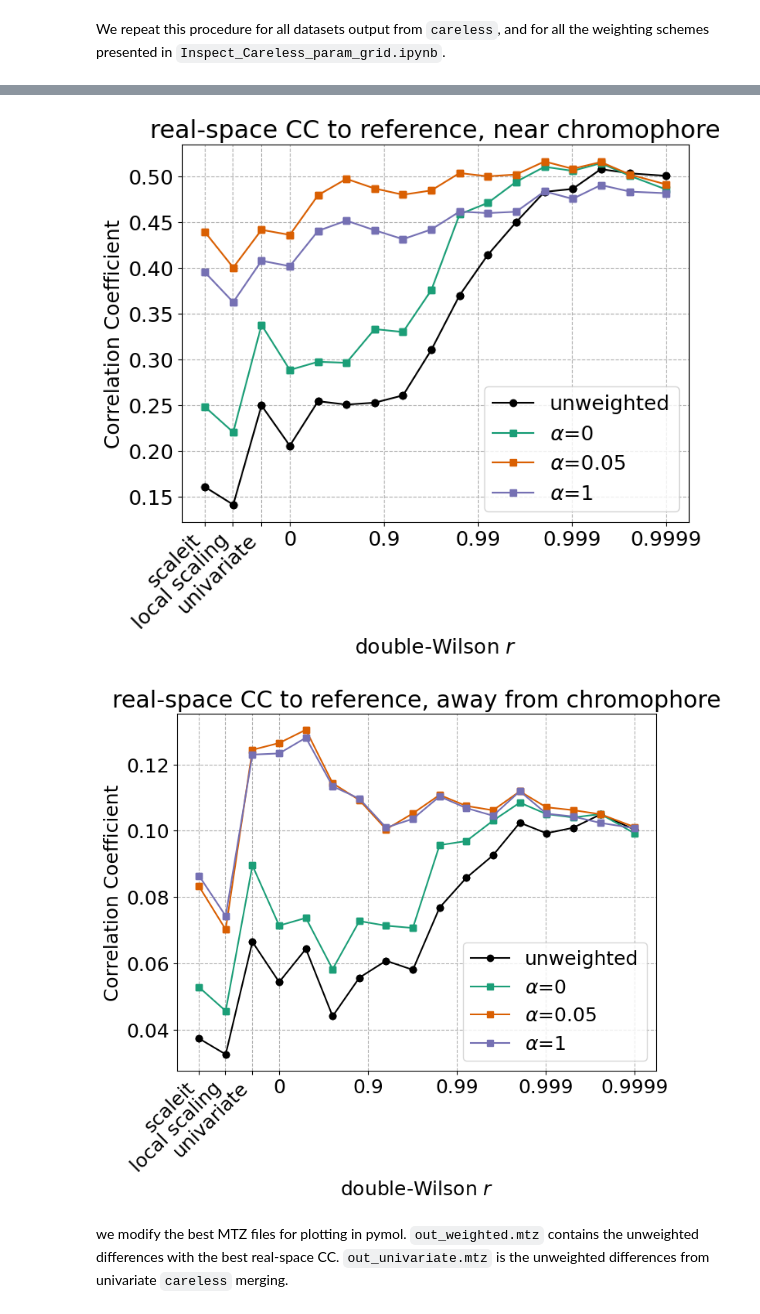
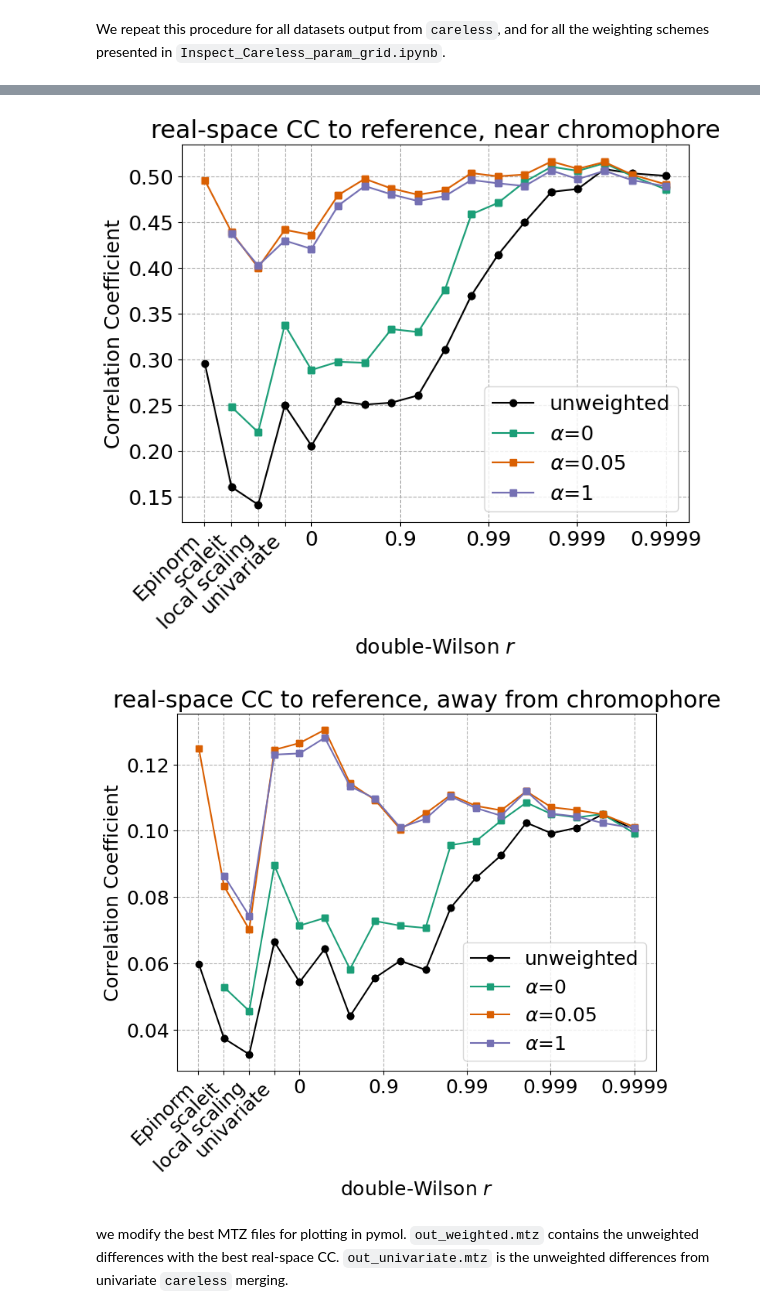
Before and after one commit to Hekstra-Lab/dw-examples, a Jupyter notebook: pyp/PYP_diff_map_corr.ipynb, the cells around one changed output, grey strips where cells are left out. Saved outputs shown, nothing was run; the diff lists cells and outputs as text; code cells hidden in the pictures.

```diff
--- a/pyp/PYP_diff_map_corr.ipynb
+++ b/pyp/PYP_diff_map_corr.ipynb
@@ -269,0 +268,12 @@ all_results_test_0.sort_values(by="rDW",inplace=True)
+# %%
+# add results from precognition; see unpublished results from Doeke Hekstra
+
+all_results_test_0.loc[34, "WDF_CC_keep_W_dh"] = 0.4954
+all_results_test_0.loc[34, "DF_CC_keep"] = 0.2952
+all_results_test_0.loc[34, "WDF_CC_notkeep_W_dh"] = 0.1248
+all_results_test_0.loc[34, "DF_CC_notkeep"] = 0.05982
+all_results_test_0.loc[34, "rDW"] = -15
+
+all_results_test_0.sort_values(by="rDW",inplace=True)
+
+print(all_results_test_0)
@@ -270,34 +298,38 @@ all_results_test_0.sort_values(by="rDW",inplace=True)
 # %%
 weighted_plot=True #This parameter can be used to make two plots.
 
 fig, ax = plt.subplots(figsize=(8,6))
 
 plt.plot(np.log10(1-all_results_test_0.loc[:,"rDW"]),\
          all_results_test_0.loc[:,"DF_CC_keep"],'ko-',label="unweighted")
 
 if weighted_plot:
     plt.plot(np.log10(1-all_results_test_0.loc[:,"rDW"]),\
              all_results_test_0.loc[:,"WDF_CC_keep_W_dh_d"],'s-',color=cbrewer1,label=r"$\alpha$=0")
 plt.plot(np.log10(1-all_results_test_0.loc[:,"rDW"]),\
          all_results_test_0.loc[:,"WDF_CC_keep_W_dh"],'s-',color=cbrewer2,label=r"$\alpha$=0.05")
 if weighted_plot:
     plt.plot(np.log10(1-all_results_test_0.loc[:,"rDW"]),\
              all_results_test_0.loc[:,"WDF_CC_keep_W_dh_e"],'s-',color=cbrewer3,label=r"$\alpha$=1")
-plt.xticks(ticks=[-4,-3,-2,-1,0, 0.303,0.606,0.909],labels=["0.9999","0.999","0.99","0.9","0","univariate","local scaling","scaleit"])
+plt.xticks(ticks=[-4,-3,-2,-1,0, 0.303,0.606,0.909,1.212],labels=["0.9999","0.999","0.99","0.9","0","univariate","local scaling","scaleit","Epinorm"])
+#plt.plot([-4,1.212],[0.4954,0.4954],'k--',label="Precog +weight")
+#plt.plot([-4,1.212],[0.2952,0.2952],'g--',label="Precog -weight")
+
 ticks = ax.get_xticklabels()
-for i in range(1,4):
+for i in range(1,5):
     ticks[-i].set_rotation(45)
     ticks[-i].set_ha("right")
 plt.xlabel("double-Wilson $r$")
+#plt.xlim([-4.2,1])
 plt.ylabel("Correlation Coefficient")
 plt.title("real-space CC to reference, near chromophore")
 plt.gca().invert_xaxis()
 plt.grid(linestyle='--')
 plt.legend()
 #plt.tight_layout()
 plt.savefig(f"figures/real-space CC_t{'_alphas' if weighted_plot else ''}.svg",bbox_inches="tight")
 # %% [output]
-[figure, old version]
+[figure, new version]
 # %%
 weighted_plot=True #This parameter can be used to make two plots.
 
@@ -314,9 +346,9 @@ plt.plot(np.log10(1-all_results_test_0.loc[:,"rDW"]),\
 if weighted_plot:
     plt.plot(np.log10(1-all_results_test_0.loc[:,"rDW"]),\
              all_results_test_0.loc[:,"WDF_CC_notkeep_W_dh_e"],'s-',color=cbrewer3,label=r"$\alpha$=1")
-plt.xticks(ticks=[-4,-3,-2,-1,0, 0.303,0.606,0.909],labels=["0.9999","0.999","0.99","0.9","0","univariate","local scaling","scaleit"])
+plt.xticks(ticks=[-4,-3,-2,-1,0, 0.303,0.606,0.909,1.212],labels=["0.9999","0.999","0.99","0.9","0","univariate","local scaling","scaleit","Epinorm"])
 ticks = ax.get_xticklabels()
-for i in range(1,4):
+for i in range(1,5):
     ticks[-i].set_rotation(45)
     ticks[-i].set_ha("right")
 plt.xlabel("double-Wilson $r$")
@@ -328,7 +360,7 @@ plt.legend()
 #plt.tight_layout()
 plt.savefig(f"figures/real-space CC{'_alphas' if weighted_plot else ''}-far.svg",bbox_inches="tight")
 # %% [output]
-[figure, old version]
+[figure, new version]
 # %% [markdown]
 we modify the best MTZ files for plotting in pymol. `out_weighted.mtz` contains the unweighted differences with the best real-space CC. `out_univariate.mtz` is the unweighted differences from univariate `careless` merging.
 # %%
```
Also changed, not shown: parts of 2 cells of this notebook, 16 other files.
